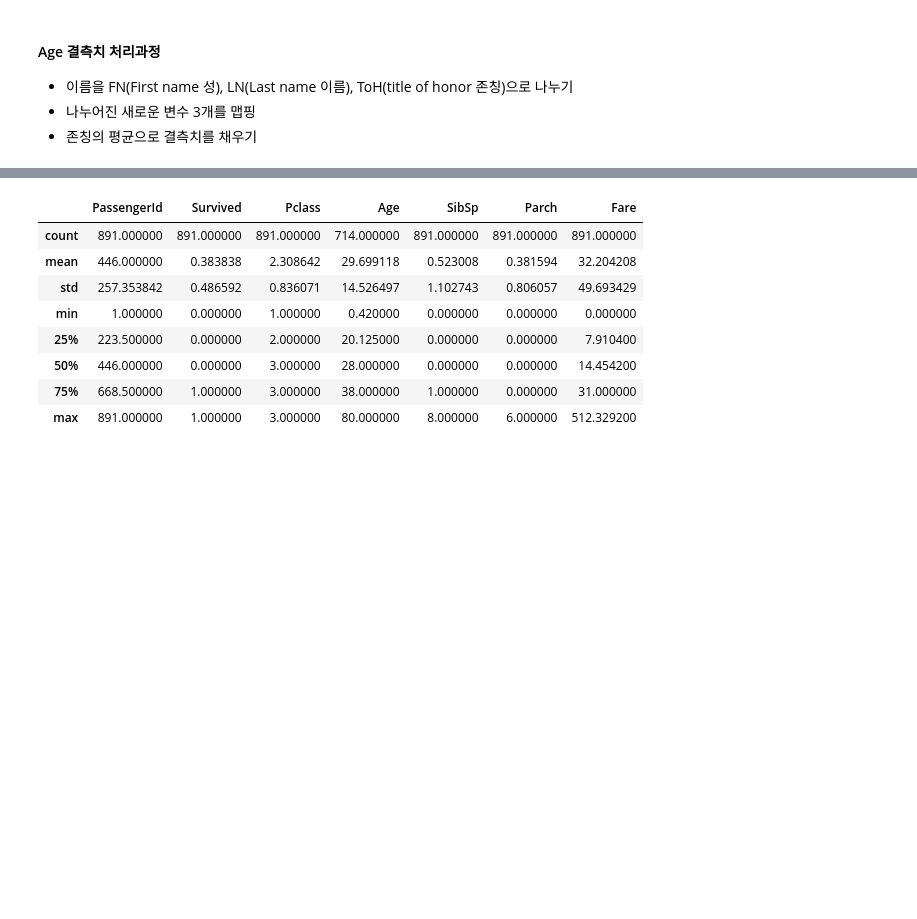
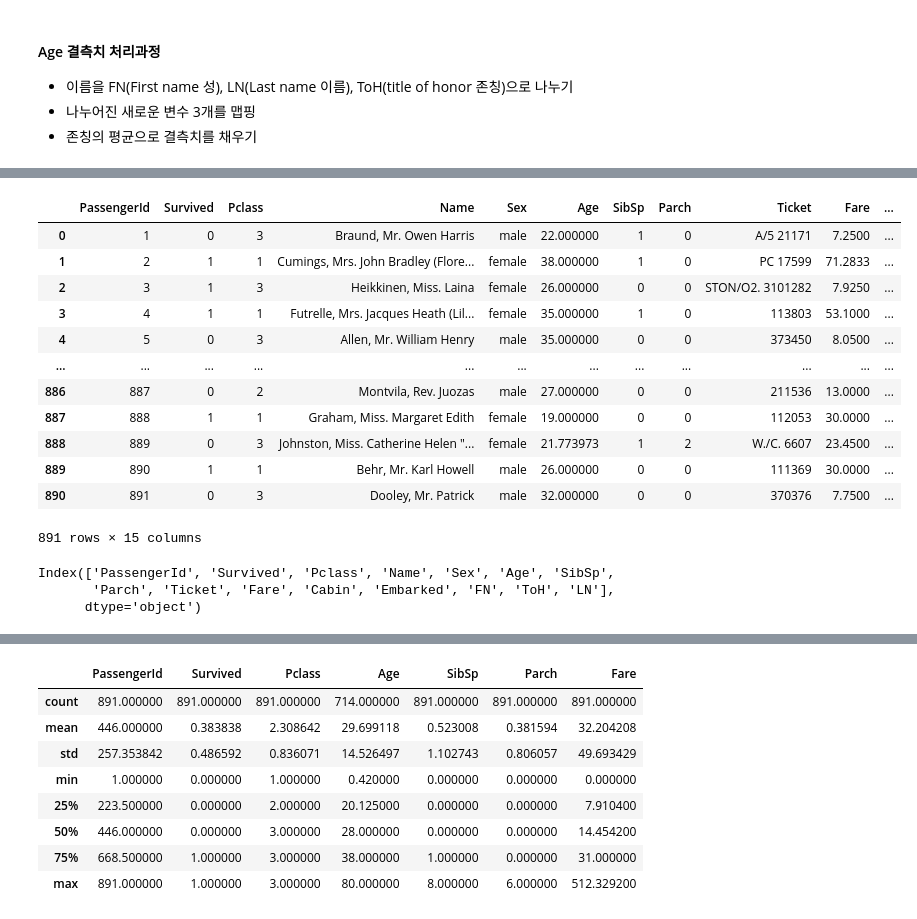
Before and after one commit to ksclown/How-to-use-GUI-in-Colab, a Jupyter notebook: [ML] Pandas and Numpy.ipynb, the cells around one changed output, grey strips where cells are left out. Cells and saved outputs as stored; diff of their text form; code cells hidden in the pictures; blank space fills up the shorter version.

```diff
--- a/[ML] Pandas and Numpy.ipynb
+++ b/[ML] Pandas and Numpy.ipynb
@@ -202,0 +270,5 @@ Name: Age, Length: 88, dtype: int64
+# %%
+# 칭호에 따른 나이 평균 구하기
+toh_age_mean = titanic_df[["ToH","Age"]].groupby("ToH").mean().reset_index()
+toh_age_mean.columns = ["ToH","toh_Age"]
+toh_age_mean
@@ -202,0 +283,31 @@ Name: Age, Length: 88, dtype: int64
+# %%
+# 나이평균 존칭에 따라 합치기
+titanic_df = pd.merge(titanic_df, toh_age_mean, on = "ToH", how = "left")
+
+# 비어있는 나이 결측 채우기
+titanic_df.loc[(titanic_df["Age"].isnull()), "Age"] = titanic_df["toh_Age"]
+
+# 필요없는 존칭 평균나이 없애기
+titanic_df = titanic_df.drop(["toh_Age"], axis=1)
+
+titanic_df
+# %% [output]
+|  | PassengerId | Survived | Pclass | Name | Sex | Age | SibSp | Parch | Ticket | Fare | ... |
+| 0 | 1 | 0 | 3 | Braund, Mr. Owen Harris | male | 22.000000 | 1 | 0 | A/5 21171 | 7.2500 | ... |
+| 1 | 2 | 1 | 1 | Cumings, Mrs. John Bradley (Flore... | female | 38.000000 | 1 | 0 | PC 17599 | 71.2833 | ... |
+| 2 | 3 | 1 | 3 | Heikkinen, Miss. Laina | female | 26.000000 | 0 | 0 | STON/O2. 3101282 | 7.9250 | ... |
+| 3 | 4 | 1 | 1 | Futrelle, Mrs. Jacques Heath (Lil... | female | 35.000000 | 1 | 0 | 113803 | 53.1000 | ... |
+| 4 | 5 | 0 | 3 | Allen, Mr. William Henry | male | 35.000000 | 0 | 0 | 373450 | 8.0500 | ... |
+| ... | ... | ... | ... | ... | ... | ... | ... | ... | ... | ... | ... |
+| 886 | 887 | 0 | 2 | Montvila, Rev. Juozas | male | 27.000000 | 0 | 0 | 211536 | 13.0000 | ... |
+| 887 | 888 | 1 | 1 | Graham, Miss. Margaret Edith | female | 19.000000 | 0 | 0 | 112053 | 30.0000 | ... |
+| 888 | 889 | 0 | 3 | Johnston, Miss. Catherine Helen "... | female | 21.773973 | 1 | 2 | W./C. 6607 | 23.4500 | ... |
+| 889 | 890 | 1 | 1 | Behr, Mr. Karl Howell | male | 26.000000 | 0 | 0 | 111369 | 30.0000 | ... |
+| 890 | 891 | 0 | 3 | Dooley, Mr. Patrick | male | 32.000000 | 0 | 0 | 370376 | 7.7500 | ... |
+891 rows × 15 columns
+# %%
+titanic_df.columns
+# %% [output]
+Index(['PassengerId', 'Survived', 'Pclass', 'Name', 'Sex', 'Age', 'SibSp',
+       'Parch', 'Ticket', 'Fare', 'Cabin', 'Embarked', 'FN', 'ToH', 'LN'],
+      dtype='object')
```
Also changed, not shown: parts of 14 cells of this notebook.
